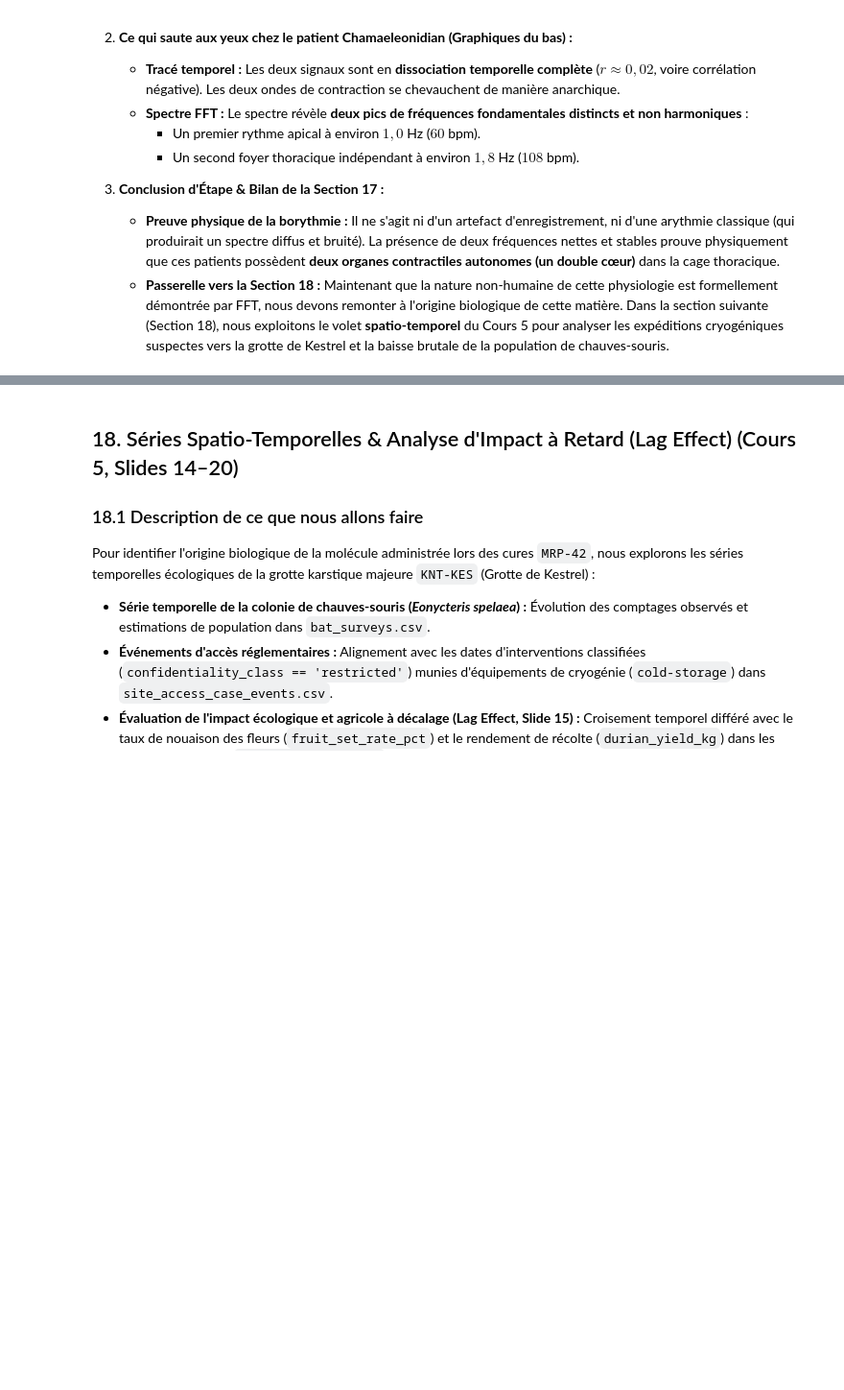
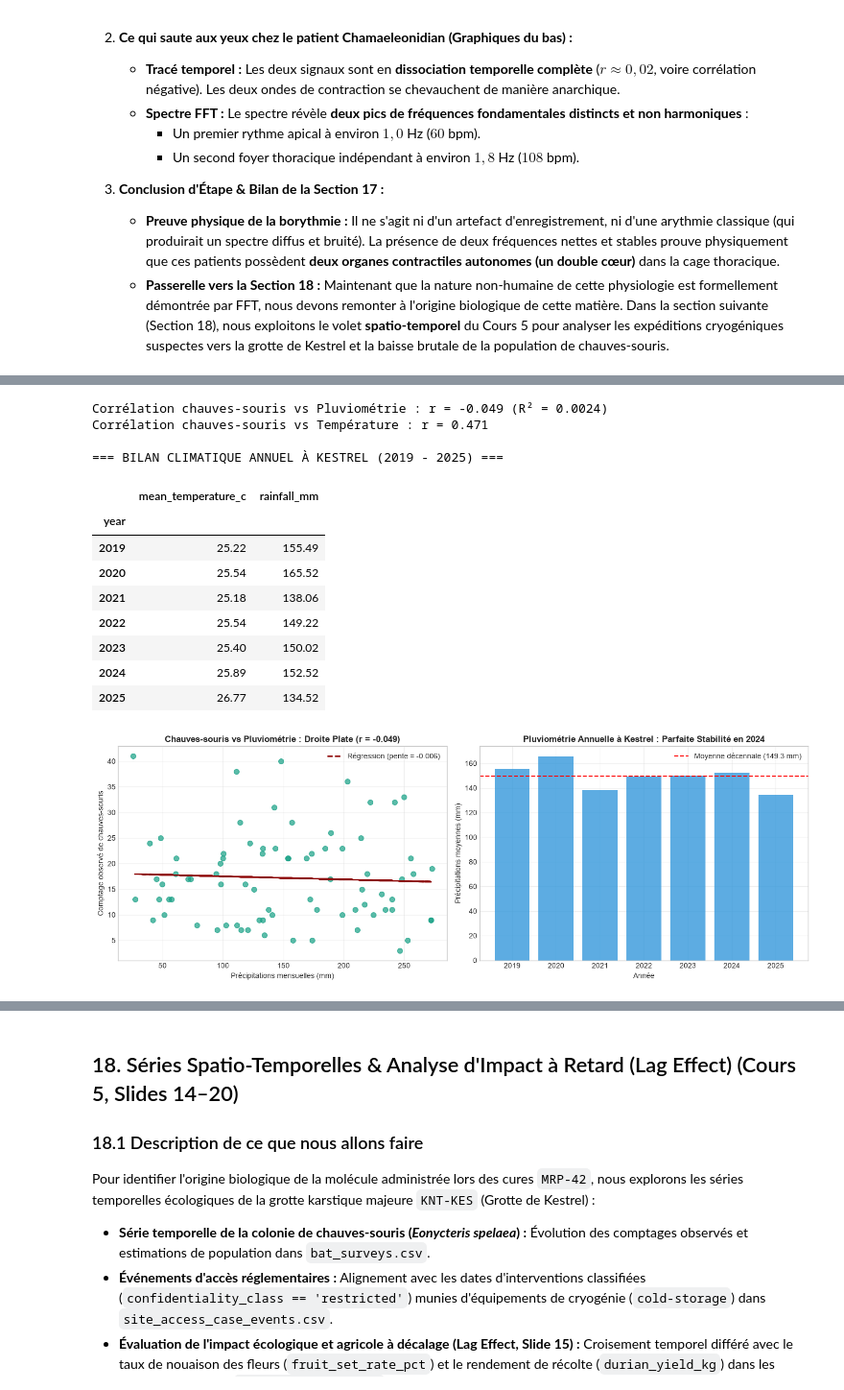
Before and after one commit to housniCS/20262027-UE-DataMining-Project, a Jupyter notebook: Rapport_Projet_DataMining.ipynb, the cells around one changed output, grey strips where cells are left out. Shown at 96% size. Cells and saved outputs as stored; diff of their text form; code cells hidden in the pictures; blank space fills up the shorter version.

```diff
--- a/Rapport_Projet_DataMining.ipynb
+++ b/Rapport_Projet_DataMining.ipynb
@@ -1837,0 +1906,76 @@ L'analyse spectrale par Transformée de Fourier Rapide (FFT) permet de trancher
+# %%
+# =============================================================================
+# FAUSSE PISTE 2 : TEST DE CORRÉLATION CLIMATIQUE SUR LE DÉCLIN DES CHAUVES-SOURIS (COURS 5)
+# =============================================================================
+import pandas as pd
+import numpy as np
+import matplotlib.pyplot as plt
+
+# 1. Chargement des comptages écologiques et des données météorologiques mensuelles
+df_bats = cleaned_datasets['ecology']['bat_surveys.csv'].copy() if 'cleaned_datasets' in globals() else pd.read_csv("data/ecology/bat_surveys.csv")
+df_env = cleaned_datasets['ecology']['environmental_monthly.csv'].copy() if 'cleaned_datasets' in globals() else pd.read_csv("data/ecology/environmental_monthly.csv")
+
+# Standardisation numérique
+df_bats['observed_bat_count'] = pd.to_numeric(df_bats['observed_bat_count'].astype(str).str.replace(',', '.'), errors='coerce')
+for col in ['mean_temperature_c', 'rainfall_mm']:
+    df_env[col] = pd.to_numeric(df_env[col].astype(str).str.replace(',', '.'), errors='coerce')
+
+df_bats['survey_start'] = pd.to_datetime(df_bats['survey_start'], errors='coerce')
+df_bats['month_start'] = df_bats['survey_start'].dt.strftime('%Y-%m-01')
+
+# Agrégation mensuelle sur Kestrel Cave (KNT-KES)
+kest_bats = df_bats[df_bats['site_code'] == 'KNT-KES'].groupby('month_start')['observed_bat_count'].mean().reset_index()
+kest_env = df_env[df_env['site_code'] == 'KNT-KES'].copy()
+m_env = pd.merge(kest_bats, kest_env, left_on='month_start', right_on='reporting_month', how='inner')
+
+r_rain = m_env['observed_bat_count'].corr(m_env['rainfall_mm'])
+r_temp = m_env['observed_bat_count'].corr(m_env['mean_temperature_c'])
+
+print(f"Corrélation chauves-souris vs Pluviométrie : r = {r_rain:.3f} (R² = {r_rain**2:.4f})")
+print(f"Corrélation chauves-souris vs Température : r = {r_temp:.3f}")
+
+# 2. Comparaison des moyennes climatiques annuelles à Kestrel
+kest_env['year'] = pd.to_datetime(kest_env['reporting_month']).dt.year
+clim_summary = kest_env.groupby('year')[['mean_temperature_c', 'rainfall_mm']].mean()
+print("\n=== BILAN CLIMATIQUE ANNUEL À KESTREL (2019 - 2025) ===")
+display(clim_summary.round(2))
+
+# 3. Visualisation de l'absence de corrélation pluviométrique
+fig, axes = plt.subplots(1, 2, figsize=(14, 5))
+
+# Graphique 1 : Régression Pluviométrie vs Effectif
+axes[0].scatter(m_env['rainfall_mm'], m_env['observed_bat_count'], color='#16a085', alpha=0.7, s=50)
+m_coef, b_coef = np.polyfit(m_env['rainfall_mm'], m_env['observed_bat_count'], 1)
+axes[0].plot(m_env['rainfall_mm'], m_coef*m_env['rainfall_mm'] + b_coef, color='darkred', linestyle='--', linewidth=2, label=f'Régression (pente = {m_coef:.3f})')
+axes[0].set_title(f"Chauves-souris vs Pluviométrie : Droite Plate (r = {r_rain:.3f})", fontweight='bold')
+axes[0].set_xlabel("Précipitations mensuelles (mm)")
+axes[0].set_ylabel("Comptage observé de chauves-souris")
+axes[0].legend()
+axes[0].grid(True, alpha=0.3)
+
+# Graphique 2 : Chronologie des précipitations annuelles
+axes[1].bar(clim_summary.index.astype(str), clim_summary['rainfall_mm'], color='#3498db', alpha=0.8)
+axes[1].axhline(clim_summary['rainfall_mm'].mean(), color='red', linestyle='--', label=f'Moyenne décennale ({clim_summary["rainfall_mm"].mean():.1f} mm)')
+axes[1].set_title("Pluviométrie Annuelle à Kestrel : Parfaite Stabilité en 2024", fontweight='bold')
+axes[1].set_xlabel("Année")
+axes[1].set_ylabel("Précipitations moyennes (mm)")
+axes[1].legend()
+axes[1].grid(True, alpha=0.3)
+
+plt.tight_layout()
+plt.show()
+# %% [output]
+Corrélation chauves-souris vs Pluviométrie : r = -0.049 (R² = 0.0024)
+Corrélation chauves-souris vs Température : r = 0.471
+
+=== BILAN CLIMATIQUE ANNUEL À KESTREL (2019 - 2025) ===
+|  | mean_temperature_c | rainfall_mm |
+| year |  |  |
+| 2019 | 25.22 | 155.49 |
+| 2020 | 25.54 | 165.52 |
+| 2021 | 25.18 | 138.06 |
+| 2022 | 25.54 | 149.22 |
+| 2023 | 25.40 | 150.02 |
+| 2024 | 25.89 | 152.52 |
+| 2025 | 26.77 | 134.52 |
+[figure, added]
```
Also changed, not shown: parts of 7 cells of this notebook.
